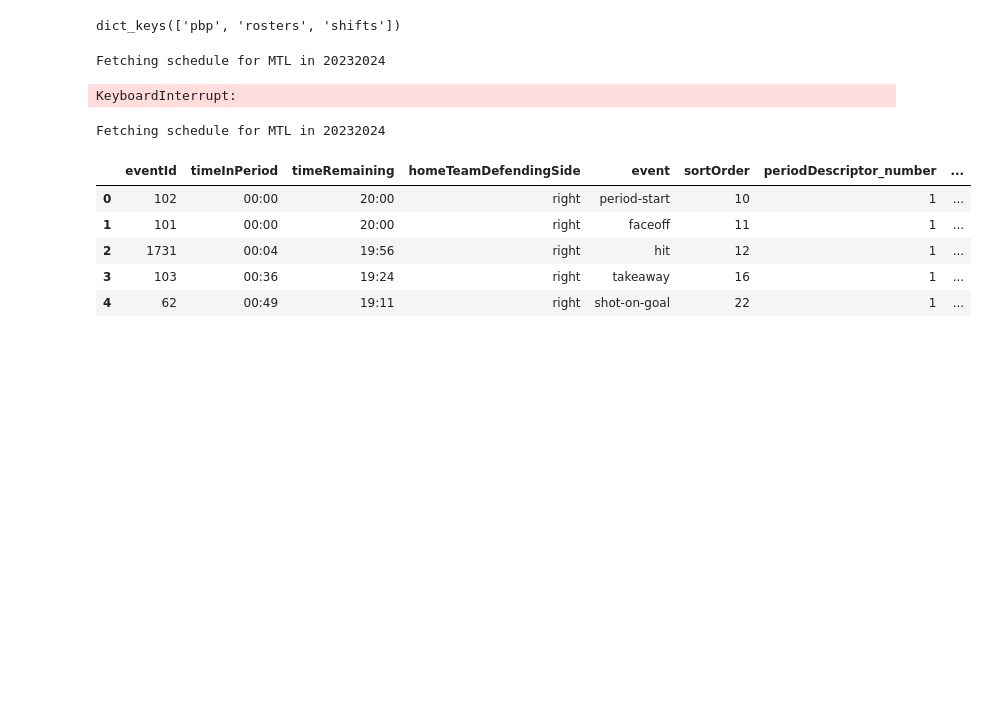
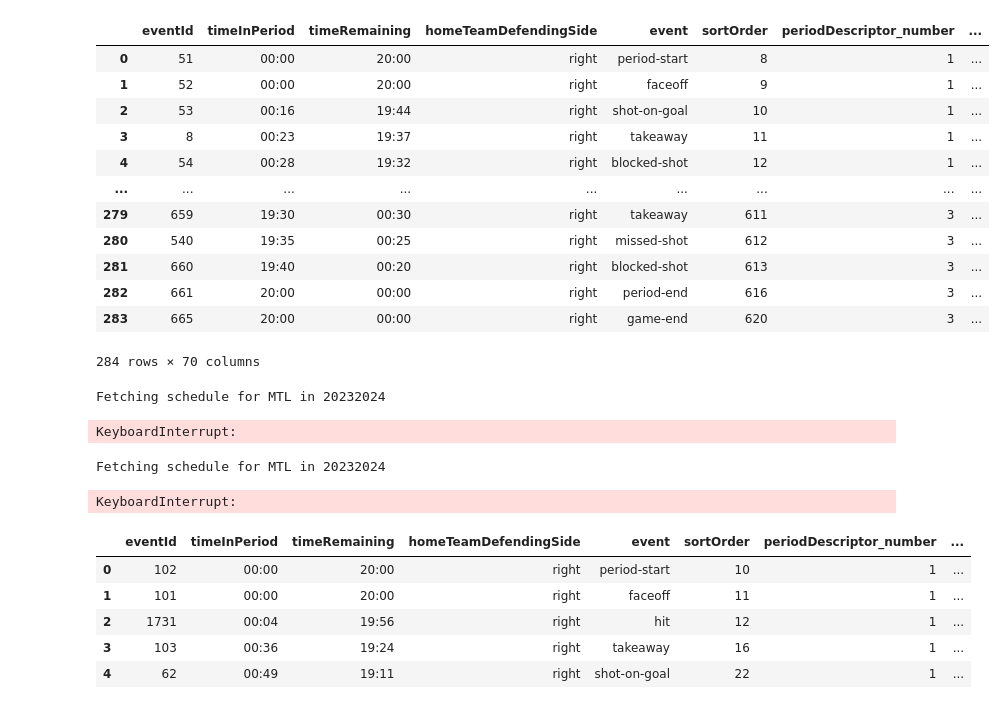
Before and after one commit to maxtixador/max_nhl_scraper, a Jupyter notebook: notebooks/notebook.ipynb, the cells around one changed output. Saved outputs shown, nothing was run; the diff lists cells and outputs as text; code cells hidden in the pictures; blank space fills up the shorter version.

```diff
--- a/notebooks/notebook.ipynb
+++ b/notebooks/notebook.ipynb
@@ -17,11 +17,23 @@ sys.path.insert(0,'../scraper')
 from scraper import *
 from utilis.functions import *
 # %%
-data = scrape_game(2020020001)
+data = scrape_game(2020020001, file="pbp")
 
-print(data.keys())
+data
 # %% [output]
+|  | eventId | timeInPeriod | timeRemaining | homeTeamDefendingSide | event | sortOrder | periodDescriptor_number | ... |
+| 0 | 51 | 00:00 | 20:00 | right | period-start | 8 | 1 | ... |
+| 1 | 52 | 00:00 | 20:00 | right | faceoff | 9 | 1 | ... |
+| 2 | 53 | 00:16 | 19:44 | right | shot-on-goal | 10 | 1 | ... |
+| 3 | 8 | 00:23 | 19:37 | right | takeaway | 11 | 1 | ... |
+| 4 | 54 | 00:28 | 19:32 | right | blocked-shot | 12 | 1 | ... |
+| ... | ... | ... | ... | ... | ... | ... | ... | ... |
+| 279 | 659 | 19:30 | 00:30 | right | takeaway | 611 | 3 | ... |
+| 280 | 540 | 19:35 | 00:25 | right | missed-shot | 612 | 3 | ... |
+| 281 | 660 | 19:40 | 00:20 | right | blocked-shot | 613 | 3 | ... |
+| 282 | 661 | 20:00 | 00:00 | right | period-end | 616 | 3 | ... |
+| 283 | 665 | 20:00 | 00:00 | right | game-end | 620 | 3 | ... |
-dict_keys(['pbp', 'rosters', 'shifts'])
+284 rows × 70 columns
 # %%
 pbps_list = []
 rosters_list = []
@@ -53,6 +65,7 @@ for gameId in tqdm(habs_gameIds):
     pbps_list.append(data)
 # %% [output]
 Fetching schedule for MTL in 20232024
+KeyboardInterrupt:
 # %%
 df = pd.concat(pbps_list).reset_index(drop=True)
 
```
Also changed, not shown: parts of 5 cells of this notebook, 1 other file.
